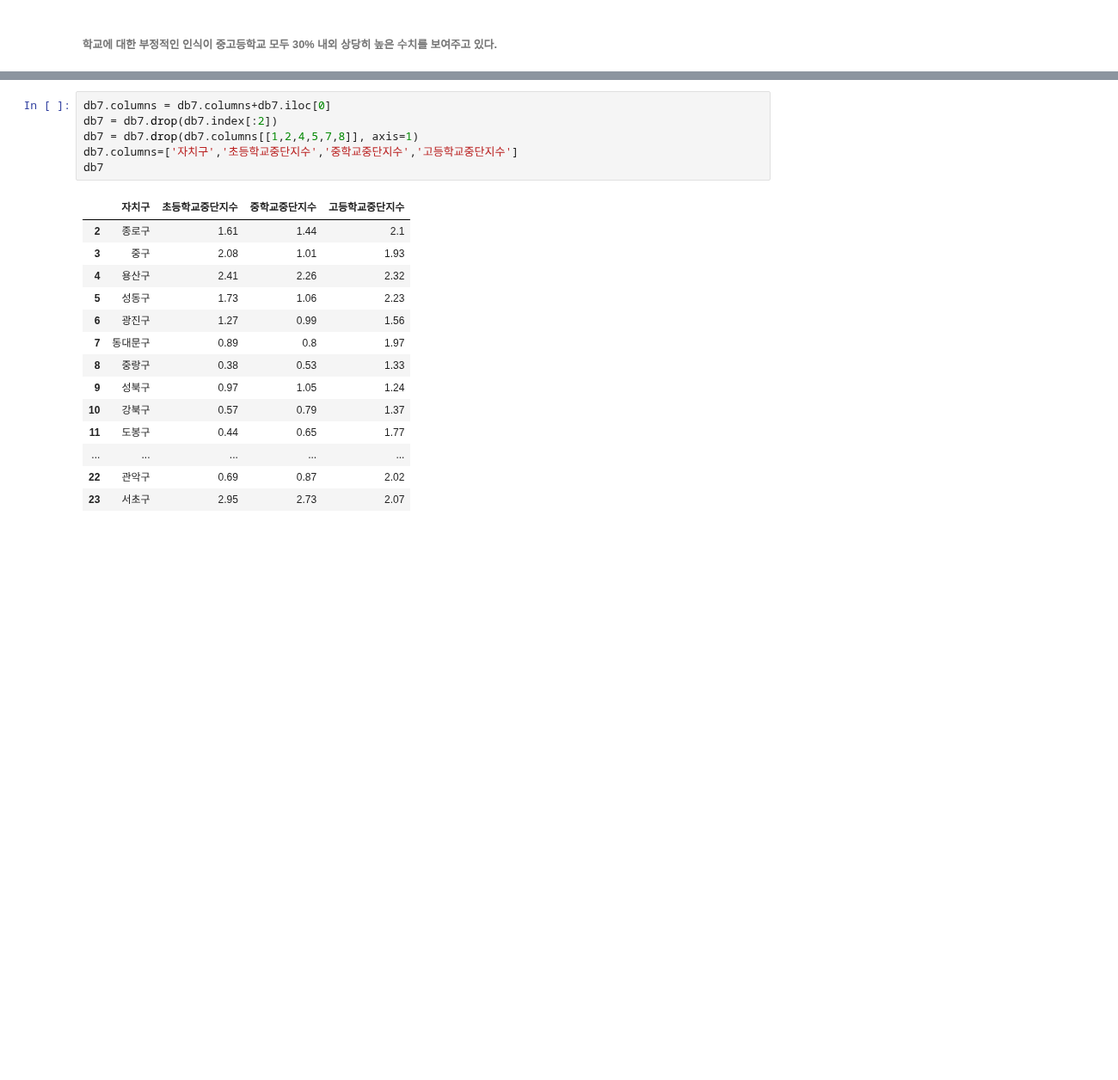
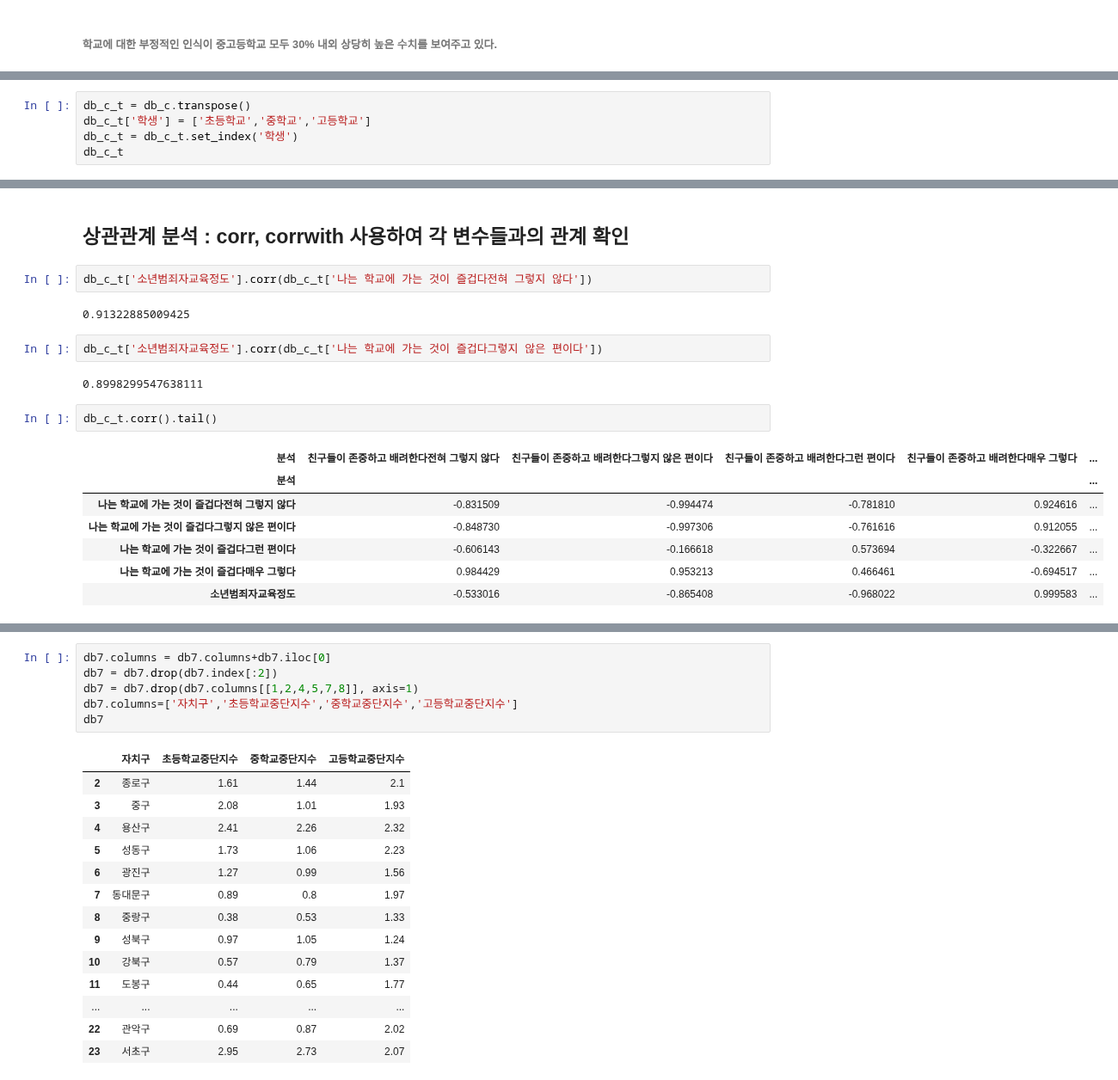
Before and after one commit to hkim11656/crime_analysis, a Jupyter notebook: 01_범죄유형별소년범죄자교육정도_김관회.ipynb, the cells around one changed output, grey strips where cells are left out. Shown at 86% size. Cells and saved outputs as stored; diff of their text form; blank space fills up the shorter version.

```diff
--- a/01_범죄유형별소년범죄자교육정도_김관회.ipynb
+++ b/01_범죄유형별소년범죄자교육정도_김관회.ipynb
@@ -228,0 +333,5 @@ NameError: name 'db6' is not defined
+# %%
+db_c_t = db_c.transpose()
+db_c_t['학생'] = ['초등학교','중학교','고등학교']
+db_c_t = db_c_t.set_index('학생')
+db_c_t
@@ -228,0 +344,20 @@ NameError: name 'db6' is not defined
+# %% [markdown]
+## 상관관계 분석 : corr, corrwith 사용하여 각 변수들과의 관계 확인
+# %%
+db_c_t['소년범죄자교육정도'].corr(db_c_t['나는 학교에 가는 것이 즐겁다전혀 그렇지 않다'])
+# %% [output]
+0.91322885009425
+# %%
+db_c_t['소년범죄자교육정도'].corr(db_c_t['나는 학교에 가는 것이 즐겁다그렇지 않은 편이다'])
+# %% [output]
+0.8998299547638111
+# %%
+db_c_t.corr().tail()
+# %% [output]
+| 분석 | 친구들이 존중하고 배려한다전혀 그렇지 않다 | 친구들이 존중하고 배려한다그렇지 않은 편이다 | 친구들이 존중하고 배려한다그런 편이다 | 친구들이 존중하고 배려한다매우 그렇다 | ... |
+| 분석 |  |  |  |  | ... |
+| 나는 학교에 가는 것이 즐겁다전혀 그렇지 않다 | -0.831509 | -0.994474 | -0.781810 | 0.924616 | ... |
+| 나는 학교에 가는 것이 즐겁다그렇지 않은 편이다 | -0.848730 | -0.997306 | -0.761616 | 0.912055 | ... |
+| 나는 학교에 가는 것이 즐겁다그런 편이다 | -0.606143 | -0.166618 | 0.573694 | -0.322667 | ... |
+| 나는 학교에 가는 것이 즐겁다매우 그렇다 | 0.984429 | 0.953213 | 0.466461 | -0.694517 | ... |
+| 소년범죄자교육정도 | -0.533016 | -0.865408 | -0.968022 | 0.999583 | ... |
```
Also changed, not shown: parts of 19 cells of this notebook, 5 other files.
